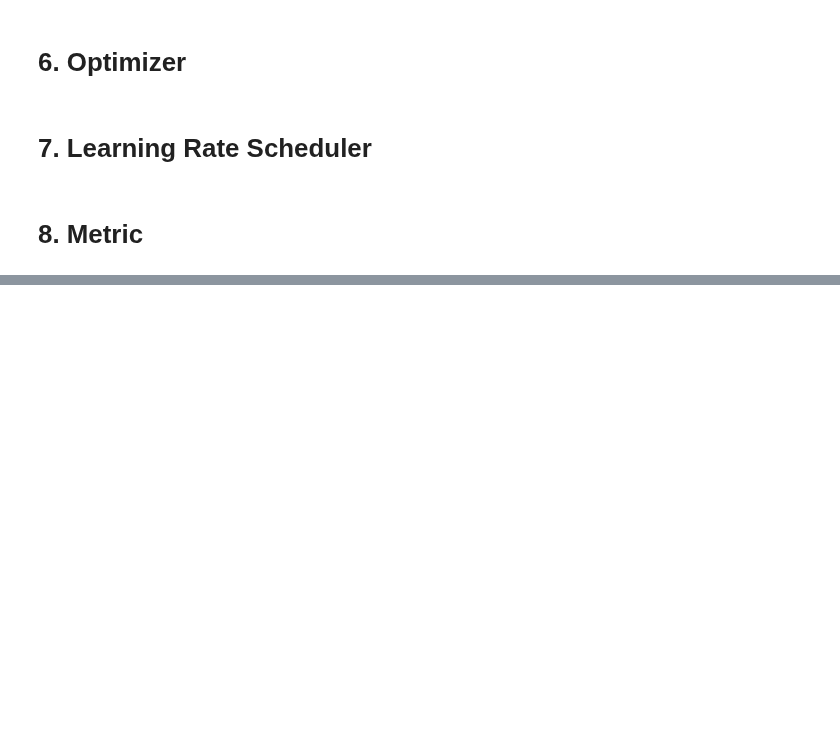
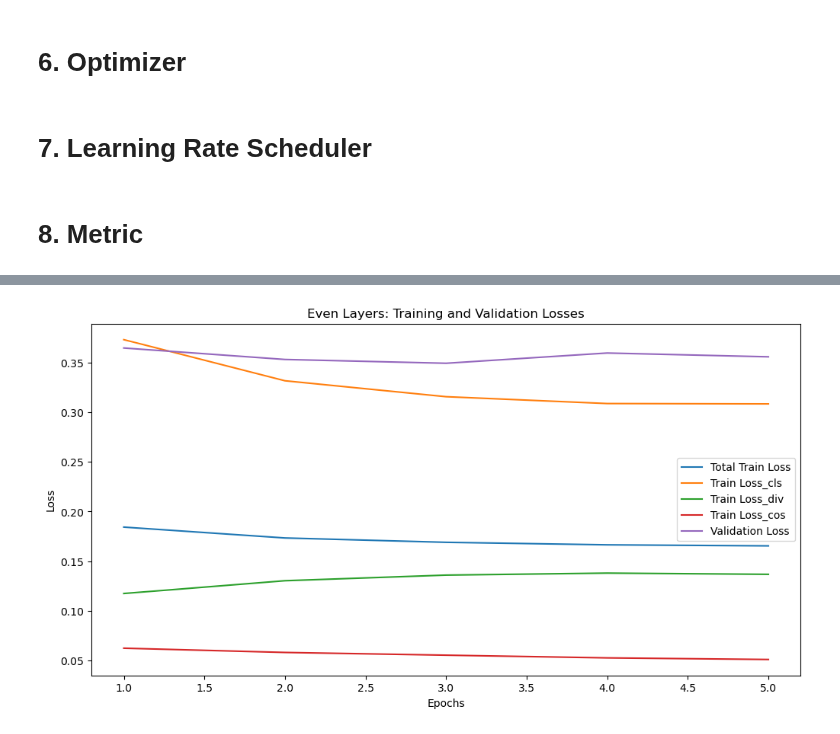
Before and after one commit to Bidhan-Bajracharya/NLP, a Jupyter notebook: A7/main.ipynb, the cells around one changed output, grey strips where cells are left out. Cells and saved outputs as stored; diff of their text form; code cells hidden in the pictures; blank space fills up the shorter version.

```diff
--- a/A7/main.ipynb
+++ b/A7/main.ipynb
@@ -540,0 +784,17 @@ ModuleNotFoundError: No module named 'evaluate'
+# %%
+epochs_list = range(1, num_epochs + 1)
+
+plt.figure(figsize=(12, 6))
+plt.plot(epochs_list, train_losses_odd, label='Total Train Loss')
+plt.plot(epochs_list, train_losses_cls_odd, label='Train Loss_cls')
+plt.plot(epochs_list, train_losses_div_odd, label='Train Loss_div')
+plt.plot(epochs_list, train_losses_cos_odd, label='Train Loss_cos')
+plt.plot(epochs_list, eval_losses_odd, label='Validation Loss')
+
+plt.title('Even Layers: Training and Validation Losses')
+plt.xlabel('Epochs')
+plt.ylabel('Loss')
+plt.legend()
+plt.show()
+# %% [output]
+[figure, added]
```
Also changed, not shown: parts of 16 cells of this notebook.
